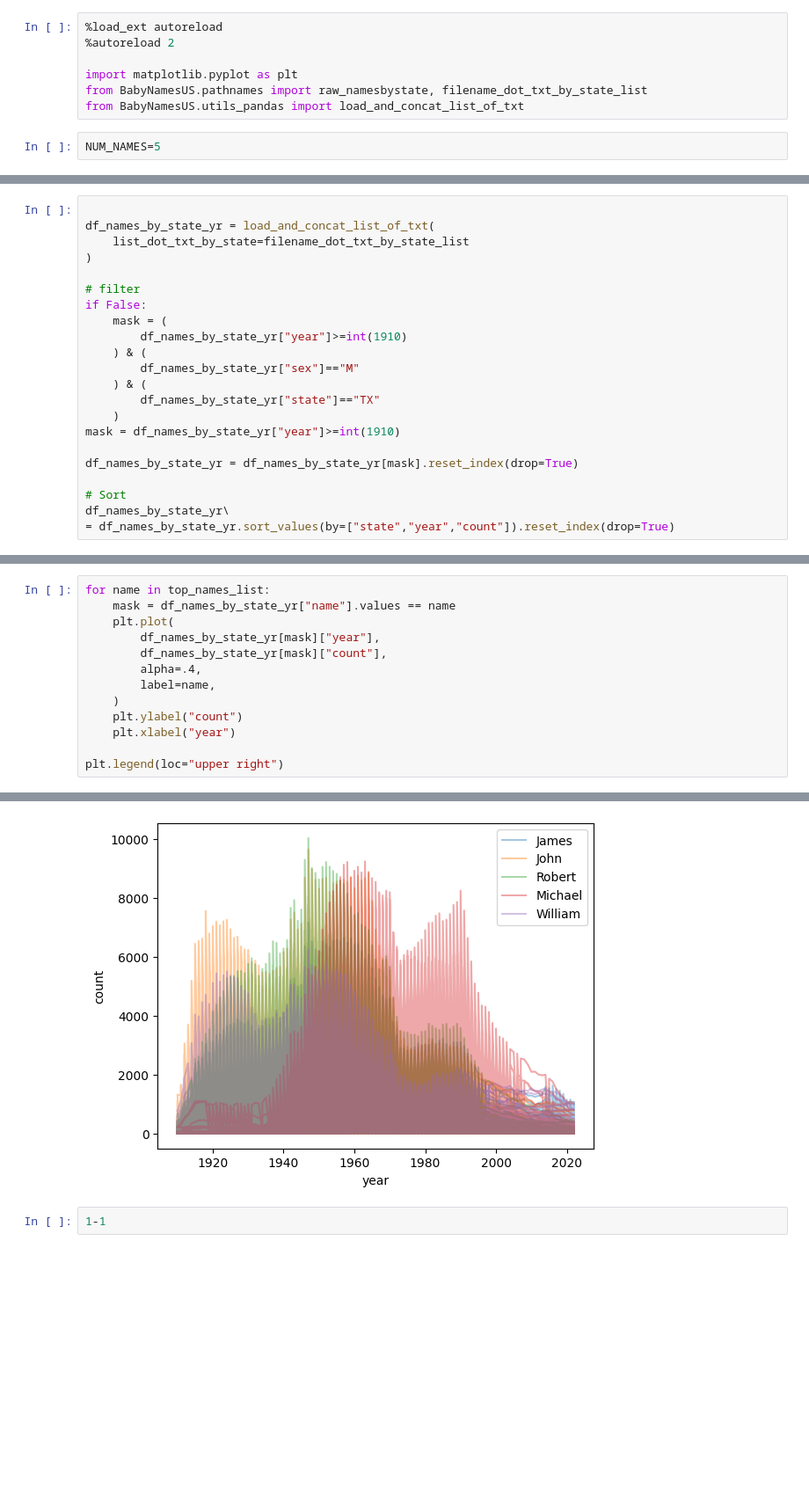
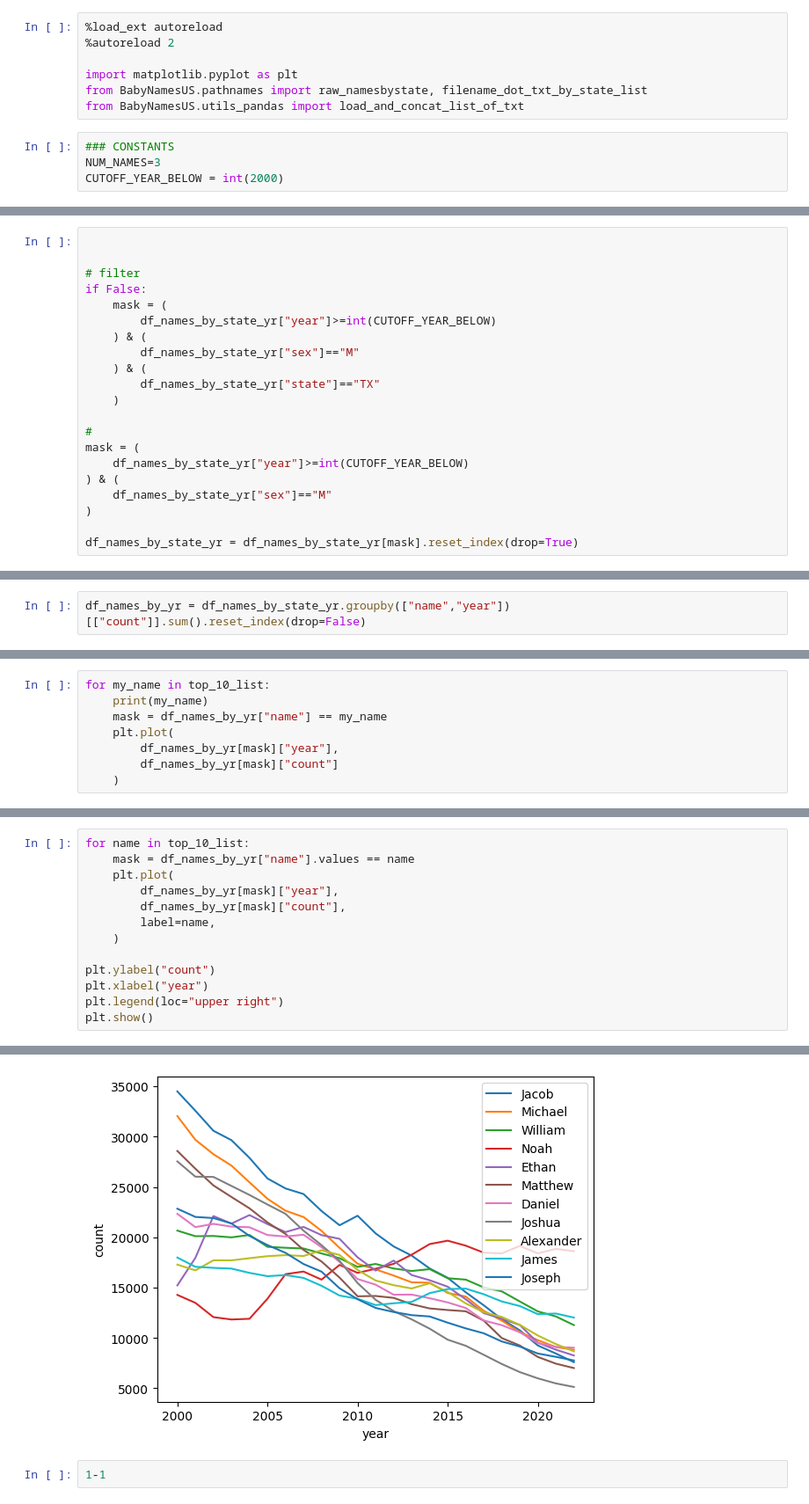
Before and after one commit to ajhergenroeder/BabyNamesUS, a Jupyter notebook: notebooks/top_5_names_by_year-US.ipynb, the cells around one changed output, grey strips where cells are left out. Shown at 88% size. Saved outputs shown, nothing was run; the diff lists cells and outputs as text; blank space fills up the shorter version.

Commit message:
top 5 names by year -- US

```diff
--- a/notebooks/top_5_names_by_year-US.ipynb
+++ b/notebooks/top_5_names_by_year-US.ipynb
@@ -6,4 +6,6 @@ import matplotlib.pyplot as plt
 from BabyNamesUS.pathnames import raw_namesbystate, filename_dot_txt_by_state_list
 from BabyNamesUS.utils_pandas import load_and_concat_list_of_txt
 # %%
-NUM_NAMES=5
+### CONSTANTS
+NUM_NAMES=3
+CUTOFF_YEAR_BELOW = int(2000)
@@ -10,22 +18,21 @@ NUM_NAMES=5
 # %%
 
-df_names_by_state_yr = load_and_concat_list_of_txt(
-    list_dot_txt_by_state=filename_dot_txt_by_state_list
-)
 
 # filter
 if False:
     mask = (
-        df_names_by_state_yr["year"]>=int(1910)
+        df_names_by_state_yr["year"]>=int(CUTOFF_YEAR_BELOW)
     ) & (
         df_names_by_state_yr["sex"]=="M"
     ) & (
         df_names_by_state_yr["state"]=="TX"
     )
-mask = df_names_by_state_yr["year"]>=int(1910)
+
+#
+mask = (
+    df_names_by_state_yr["year"]>=int(CUTOFF_YEAR_BELOW)
+) & (
+    df_names_by_state_yr["sex"]=="M"
+)
 
 df_names_by_state_yr = df_names_by_state_yr[mask].reset_index(drop=True)
-
-# Sort
-df_names_by_state_yr\
-= df_names_by_state_yr.sort_values(by=["state","year","count"]).reset_index(drop=True)
@@ -36,0 +41,2 @@ top_names_list = df_name_count.values[:,0][:NUM_NAMES].tolist()
+# %%
+df_names_by_yr = df_names_by_state_yr.groupby(["name","year"])[["count"]].sum().reset_index(drop=False)
@@ -36,0 +85,8 @@ top_names_list = df_name_count.values[:,0][:NUM_NAMES].tolist()
+# %%
+for my_name in top_10_list:
+    print(my_name)
+    mask = df_names_by_yr["name"] == my_name
+    plt.plot(
+        df_names_by_yr[mask]["year"],
+        df_names_by_yr[mask]["count"]
+    )
@@ -37,14 +106,14 @@ top_names_list = df_name_count.values[:,0][:NUM_NAMES].tolist()
 # %%
-for name in top_names_list:
-    mask = df_names_by_state_yr["name"].values == name
+for name in top_10_list:
+    mask = df_names_by_yr["name"].values == name
     plt.plot(
-        df_names_by_state_yr[mask]["year"],
-        df_names_by_state_yr[mask]["count"],
-        alpha=.4,
+        df_names_by_yr[mask]["year"],
+        df_names_by_yr[mask]["count"],
         label=name,
     )
-    plt.ylabel("count")
-    plt.xlabel("year")
 
+plt.ylabel("count")
+plt.xlabel("year")
 plt.legend(loc="upper right")
+plt.show()
 # %% [output]
@@ -52,4 +120,4 @@ plt.legend(loc="upper right")
-[figure, old version]
+[figure, new version]
 # %%
 1-1
 # %% [output]
```
Also changed, not shown: parts of 9 cells of this notebook.
